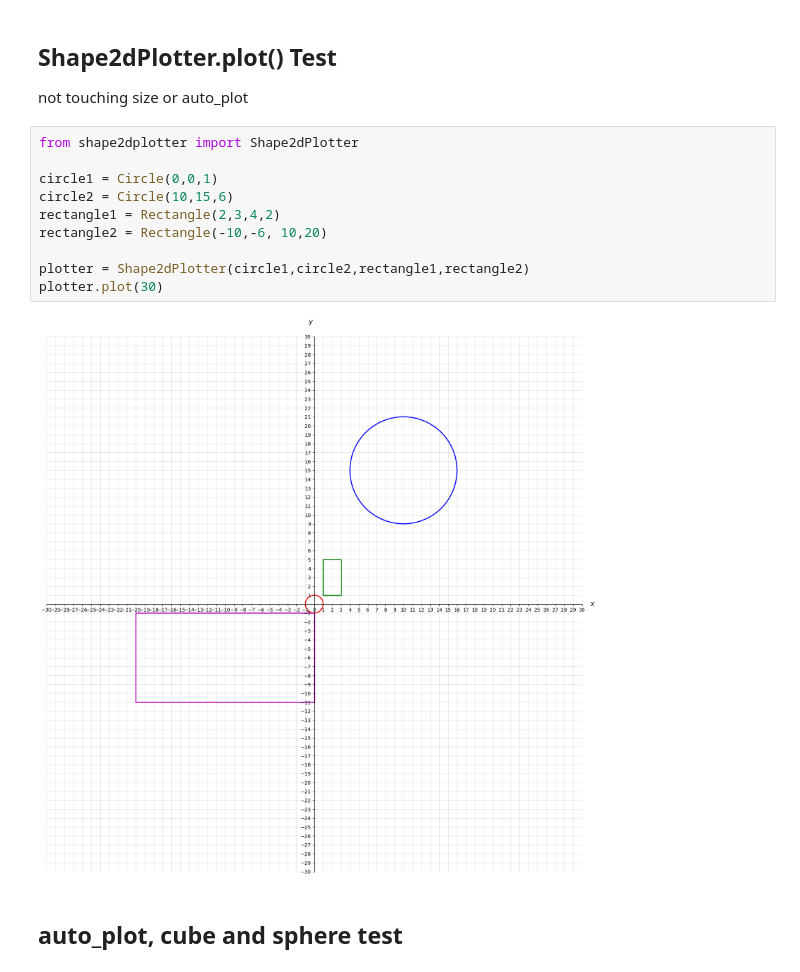
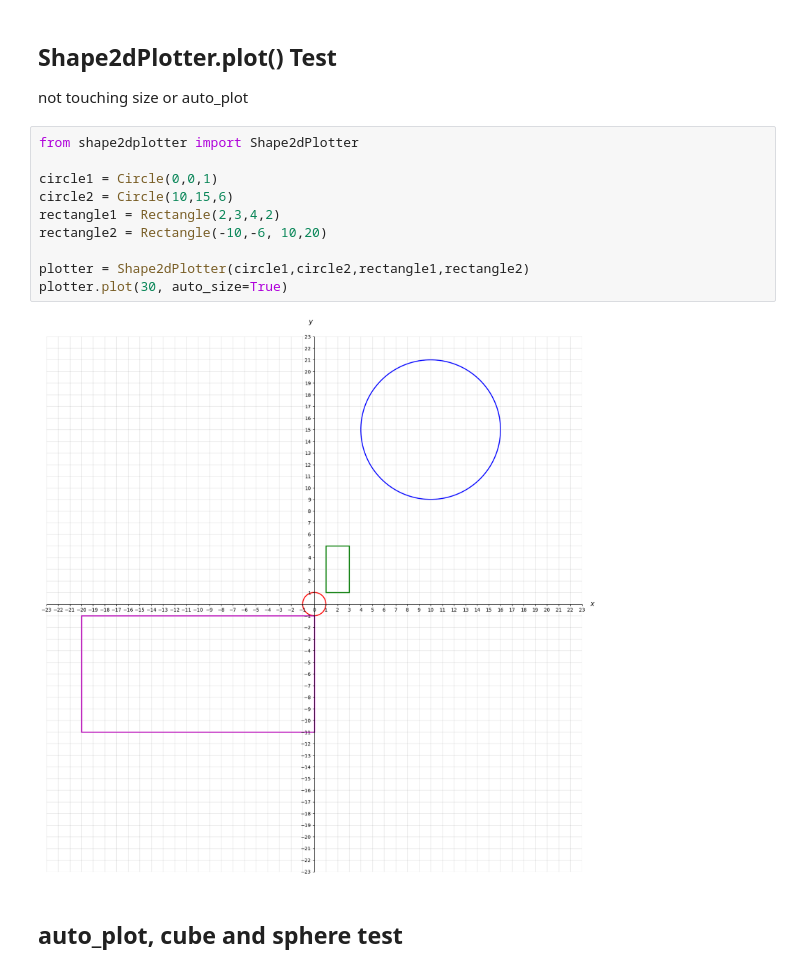
Before and after one commit to FellanNokes/lab_2_Felix_Kjellberg, a Jupyter notebook: manual_test.ipynb, the cells around one changed output. Drawn from its saved outputs; the diff is of its cells as text.

```diff
--- a/manual_test.ipynb
+++ b/manual_test.ipynb
@@ -84,15 +85,15 @@ not touching size or auto_plot
 # %%
 from shape2dplotter import Shape2dPlotter
 
 circle1 = Circle(0,0,1)
 circle2 = Circle(10,15,6)
 rectangle1 = Rectangle(2,3,4,2)
 rectangle2 = Rectangle(-10,-6, 10,20)
 
 plotter = Shape2dPlotter(circle1,circle2,rectangle1,rectangle2)
-plotter.plot(30)
+plotter.plot(30, auto_size=True)
 # %% [output]
-[figure, old version]
+[figure, new version]
 # %% [markdown]
 ## auto_plot, cube and sphere test
 # %%
```
Also changed, not shown: parts of 4 cells of this notebook, 2 other files.
